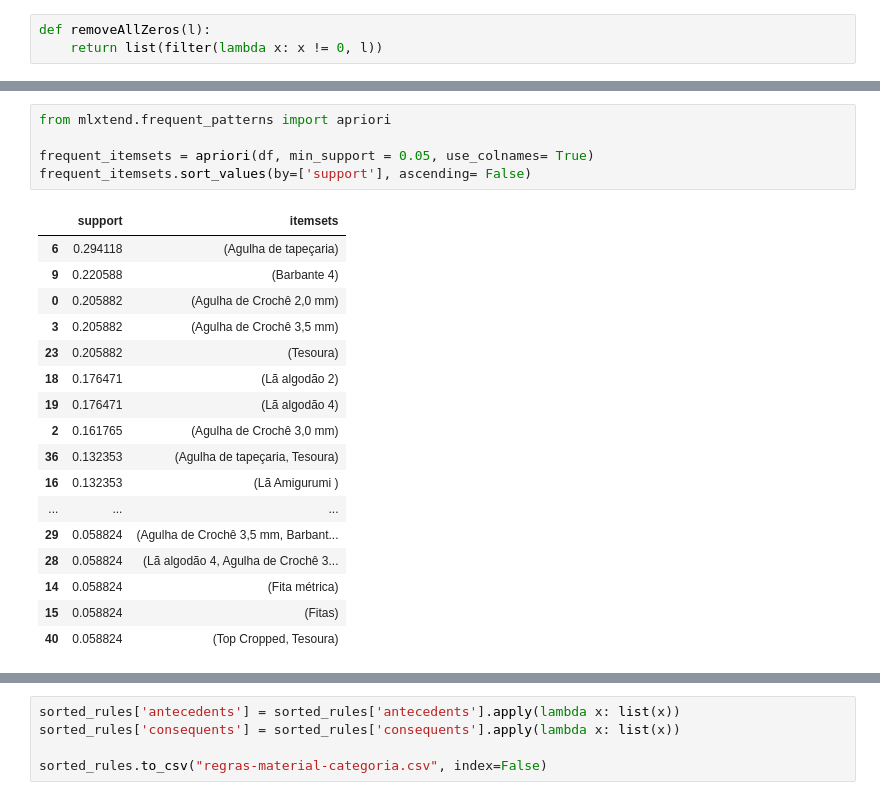
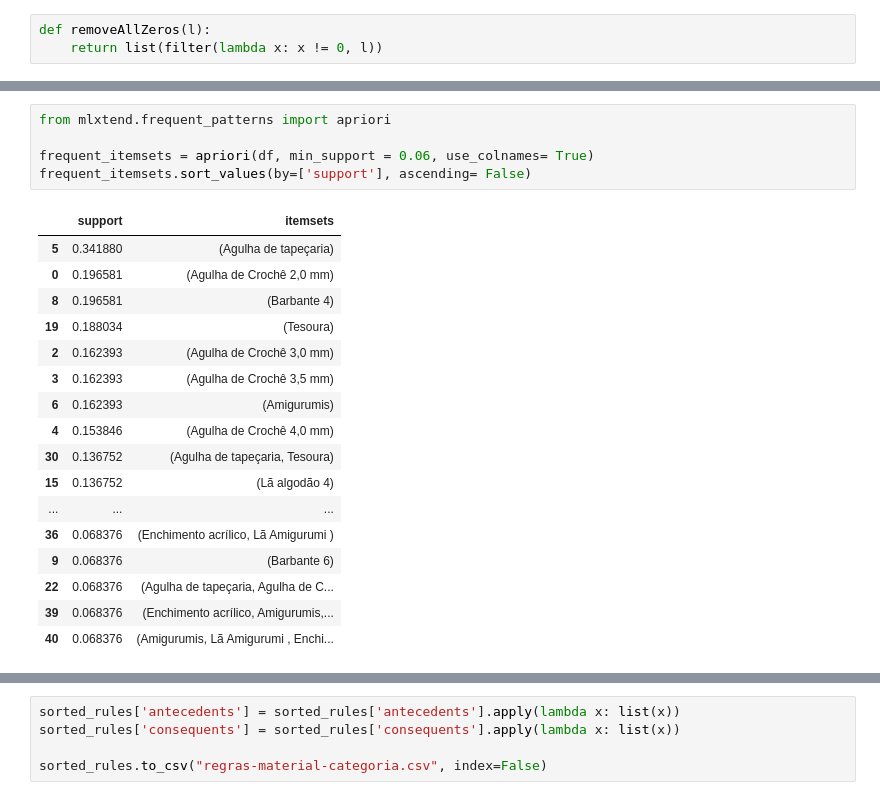
Before and after one commit to pennamoro/back-lama, a Jupyter notebook: python-scripts/apriori-material-categoria.ipynb, the cells around one changed output, grey strips where cells are left out. Saved outputs shown, nothing was run; the diff lists cells and outputs as text.

```diff
--- a/python-scripts/apriori-material-categoria.ipynb
+++ b/python-scripts/apriori-material-categoria.ipynb
@@ -81,26 +95,26 @@ df.head(10)
 # %%
 from mlxtend.frequent_patterns import apriori
 
-frequent_itemsets = apriori(df, min_support = 0.05, use_colnames= True)
+frequent_itemsets = apriori(df, min_support = 0.06, use_colnames= True)
 frequent_itemsets.sort_values(by=['support'], ascending= False)
 # %% [output]
 |  | support | itemsets |
-| 6 | 0.294118 | (Agulha de tapeçaria) |
-| 9 | 0.220588 | (Barbante 4) |
-| 0 | 0.205882 | (Agulha de Crochê 2,0 mm) |
-| 3 | 0.205882 | (Agulha de Crochê 3,5 mm) |
-| 23 | 0.205882 | (Tesoura) |
-| 18 | 0.176471 | (Lã algodão 2) |
-| 19 | 0.176471 | (Lã algodão 4) |
-| 2 | 0.161765 | (Agulha de Crochê 3,0 mm) |
-| 36 | 0.132353 | (Agulha de tapeçaria, Tesoura) |
-| 16 | 0.132353 | (Lã Amigurumi ) |
+| 5 | 0.341880 | (Agulha de tapeçaria) |
+| 0 | 0.196581 | (Agulha de Crochê 2,0 mm) |
+| 8 | 0.196581 | (Barbante 4) |
+| 19 | 0.188034 | (Tesoura) |
+| 2 | 0.162393 | (Agulha de Crochê 3,0 mm) |
+| 3 | 0.162393 | (Agulha de Crochê 3,5 mm) |
+| 6 | 0.162393 | (Amigurumis) |
+| 4 | 0.153846 | (Agulha de Crochê 4,0 mm) |
+| 30 | 0.136752 | (Agulha de tapeçaria, Tesoura) |
+| 15 | 0.136752 | (Lã algodão 4) |
 | ... | ... | ... |
-| 29 | 0.058824 | (Agulha de Crochê 3,5 mm, Barbant... |
-| 28 | 0.058824 | (Lã algodão 4, Agulha de Crochê 3... |
-| 14 | 0.058824 | (Fita métrica) |
-| 15 | 0.058824 | (Fitas) |
-| 40 | 0.058824 | (Top Cropped, Tesoura) |
+| 36 | 0.068376 | (Enchimento acrílico, Lã Amigurumi ) |
+| 9 | 0.068376 | (Barbante 6) |
+| 22 | 0.068376 | (Agulha de tapeçaria, Agulha de C... |
+| 39 | 0.068376 | (Enchimento acrílico, Amigurumis,... |
+| 40 | 0.068376 | (Amigurumis, Lã Amigurumi , Enchi... |
 # %%
 from mlxtend.frequent_patterns import association_rules
 
```
Also changed, not shown: parts of 5 cells of this notebook, 3 other files.
